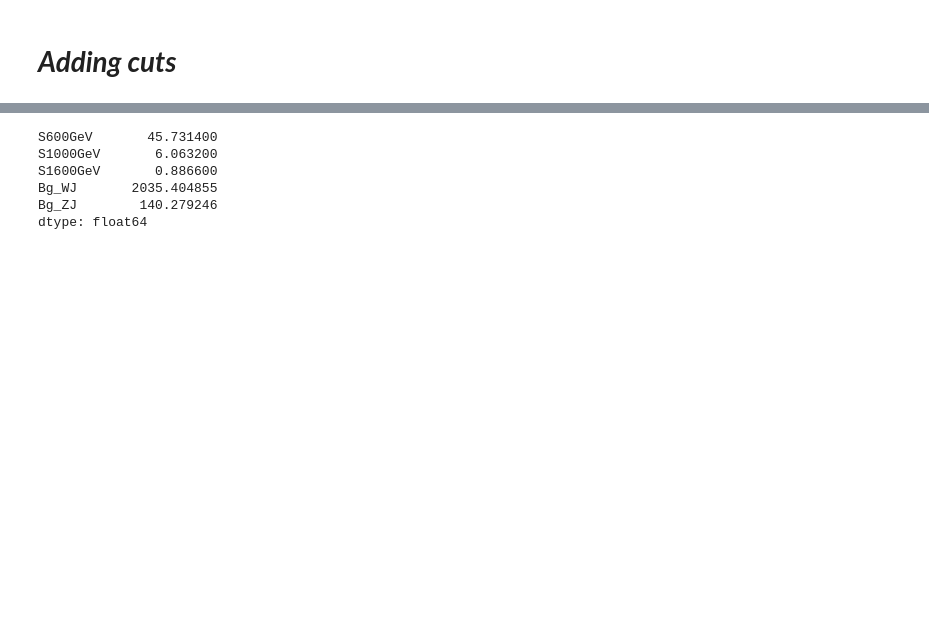
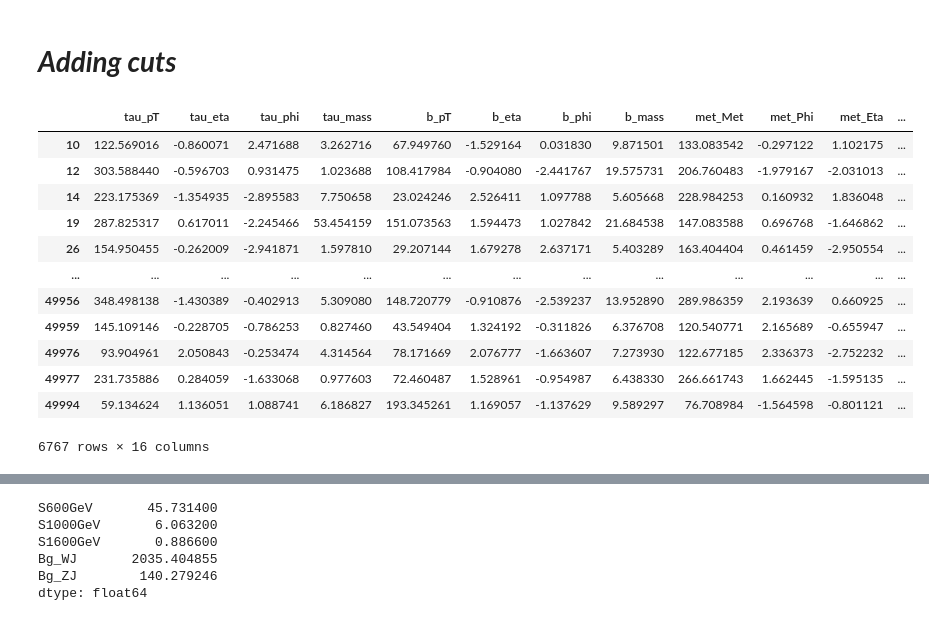
Before and after one commit to tomasate/TareasMast, a Jupyter notebook: Uproot_B_Tau_Nu_analysis_Tomas_Version.ipynb, the cells around one changed output, grey strips where cells are left out. Cells and saved outputs as stored; diff of their text form; code cells hidden in the pictures; blank space fills up the shorter version.

```diff
--- a/Uproot_B_Tau_Nu_analysis_Tomas_Version.ipynb
+++ b/Uproot_B_Tau_Nu_analysis_Tomas_Version.ipynb
@@ -745,3 +745,19 @@ Df_1000GeV = generate_data_b_tau_nu(df_1000Gev)
 Df_1600GeV = generate_data_b_tau_nu(df_1600Gev)
 Df_bg_zj = generate_data_b_tau_nu(df_bg_zj)
 Df_bg_wj = generate_data_b_tau_nu(df_bg_wj)
+# %%
+Df_600GeV
+# %% [output]
+|  | tau_pT | tau_eta | tau_phi | tau_mass | b_pT | b_eta | b_phi | b_mass | met_Met | met_Phi | met_Eta | ... |
+| 10 | 122.569016 | -0.860071 | 2.471688 | 3.262716 | 67.949760 | -1.529164 | 0.031830 | 9.871501 | 133.083542 | -0.297122 | 1.102175 | ... |
+| 12 | 303.588440 | -0.596703 | 0.931475 | 1.023688 | 108.417984 | -0.904080 | -2.441767 | 19.575731 | 206.760483 | -1.979167 | -2.031013 | ... |
+| 14 | 223.175369 | -1.354935 | -2.895583 | 7.750658 | 23.024246 | 2.526411 | 1.097788 | 5.605668 | 228.984253 | 0.160932 | 1.836048 | ... |
+| 19 | 287.825317 | 0.617011 | -2.245466 | 53.454159 | 151.073563 | 1.594473 | 1.027842 | 21.684538 | 147.083588 | 0.696768 | -1.646862 | ... |
+| 26 | 154.950455 | -0.262009 | -2.941871 | 1.597810 | 29.207144 | 1.679278 | 2.637171 | 5.403289 | 163.404404 | 0.461459 | -2.950554 | ... |
+| ... | ... | ... | ... | ... | ... | ... | ... | ... | ... | ... | ... | ... |
+| 49956 | 348.498138 | -1.430389 | -0.402913 | 5.309080 | 148.720779 | -0.910876 | -2.539237 | 13.952890 | 289.986359 | 2.193639 | 0.660925 | ... |
+| 49959 | 145.109146 | -0.228705 | -0.786253 | 0.827460 | 43.549404 | 1.324192 | -0.311826 | 6.376708 | 120.540771 | 2.165689 | -0.655947 | ... |
+| 49976 | 93.904961 | 2.050843 | -0.253474 | 4.314564 | 78.171669 | 2.076777 | -1.663607 | 7.273930 | 122.677185 | 2.336373 | -2.752232 | ... |
+| 49977 | 231.735886 | 0.284059 | -1.633068 | 0.977603 | 72.460487 | 1.528961 | -0.954987 | 6.438330 | 266.661743 | 1.662445 | -1.595135 | ... |
+| 49994 | 59.134624 | 1.136051 | 1.088741 | 6.186827 | 193.345261 | 1.169057 | -1.137629 | 9.589297 | 76.708984 | -1.564598 | -0.801121 | ... |
+6767 rows × 16 columns
```
Also changed, not shown: parts of 1 cell of this notebook.
